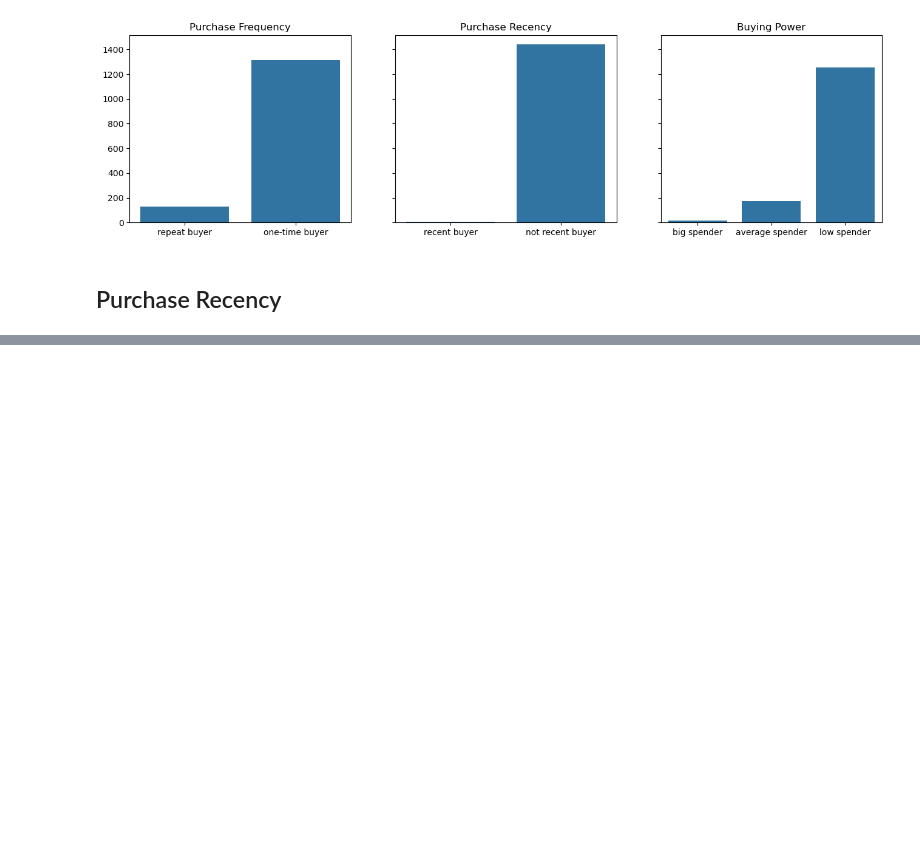
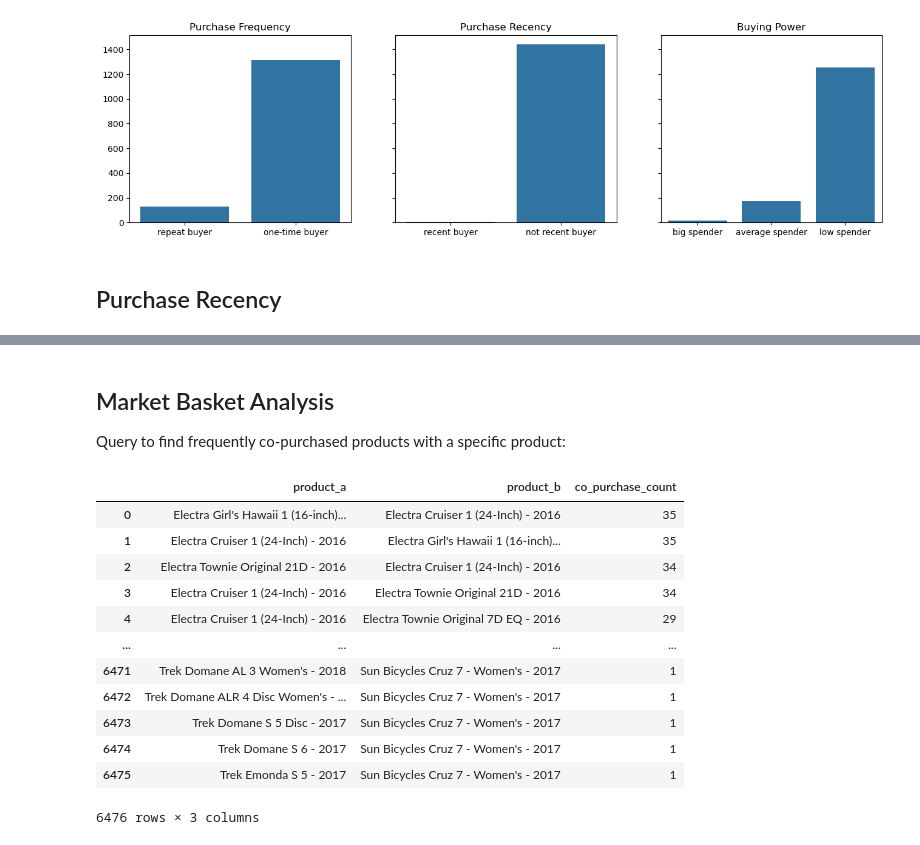
Before and after one commit to AbinashDhakal/Bike_Store_Relation, a Jupyter notebook: Bike_Store.ipynb, the cells around one changed output, grey strips where cells are left out. Drawn from its saved outputs; the diff is of its cells as text; code cells hidden in the pictures; blank space fills up the shorter version.

```diff
--- a/Bike_Store.ipynb
+++ b/Bike_Store.ipynb
@@ -67,0 +113,21 @@ df
+# %% [markdown]
+## Market Basket Analysis
+
+Query to find frequently co-purchased products with a specific product:
+# %%
+df = pd.read_excel(r'C:\Users\abudh\Desktop\Bike_Store_Relation\co_purchased_products.xlsx')
+df
+# %% [output]
+|  | product_a | product_b | co_purchase_count |
+| 0 | Electra Girl's Hawaii 1 (16-inch)... | Electra Cruiser 1 (24-Inch) - 2016 | 35 |
+| 1 | Electra Cruiser 1 (24-Inch) - 2016 | Electra Girl's Hawaii 1 (16-inch)... | 35 |
+| 2 | Electra Townie Original 21D - 2016 | Electra Cruiser 1 (24-Inch) - 2016 | 34 |
+| 3 | Electra Cruiser 1 (24-Inch) - 2016 | Electra Townie Original 21D - 2016 | 34 |
+| 4 | Electra Cruiser 1 (24-Inch) - 2016 | Electra Townie Original 7D EQ - 2016 | 29 |
+| ... | ... | ... | ... |
+| 6471 | Trek Domane AL 3 Women's - 2018 | Sun Bicycles Cruz 7 - Women's - 2017 | 1 |
+| 6472 | Trek Domane ALR 4 Disc Women's - ... | Sun Bicycles Cruz 7 - Women's - 2017 | 1 |
+| 6473 | Trek Domane S 5 Disc - 2017 | Sun Bicycles Cruz 7 - Women's - 2017 | 1 |
+| 6474 | Trek Domane S 6 - 2017 | Sun Bicycles Cruz 7 - Women's - 2017 | 1 |
+| 6475 | Trek Emonda S 5 - 2017 | Sun Bicycles Cruz 7 - Women's - 2017 | 1 |
+6476 rows × 3 columns
```
Also changed, not shown: parts of 10 cells of this notebook.
